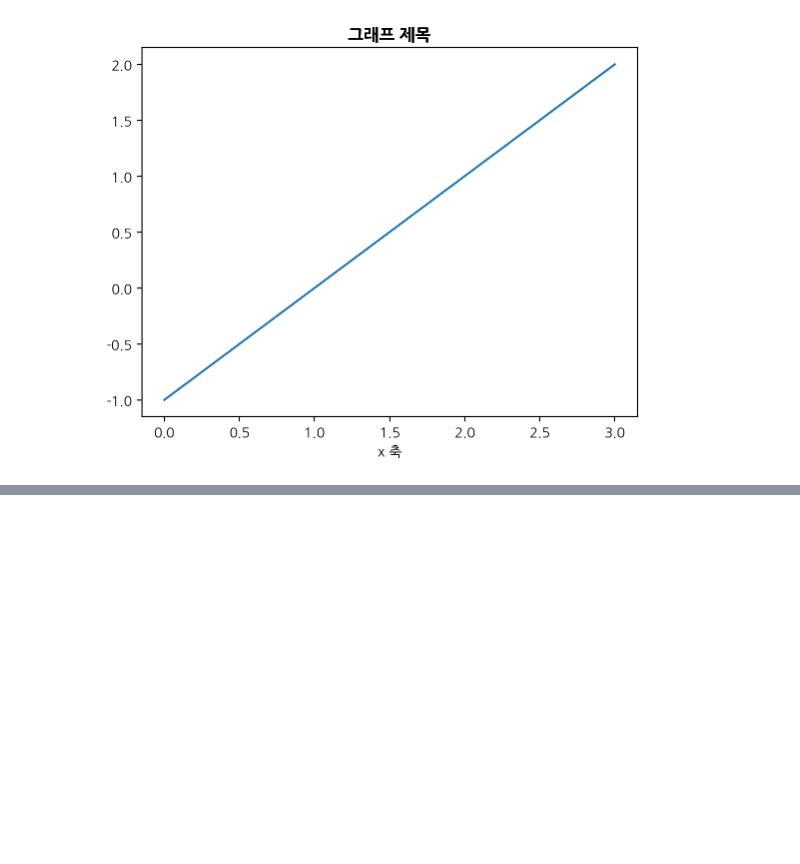
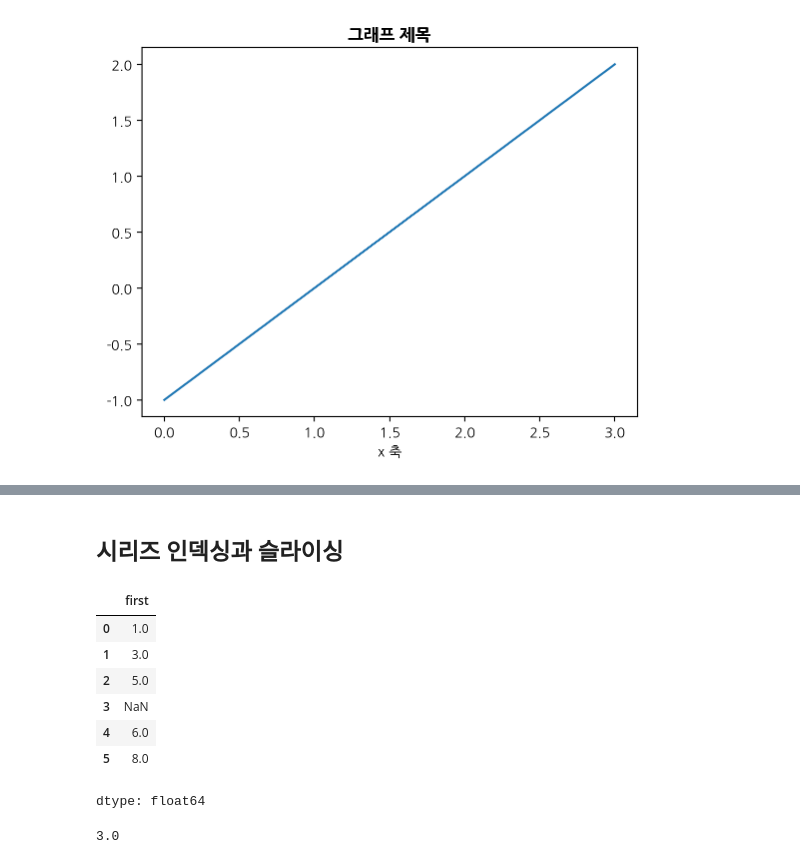
Before and after one commit to woojin0534/2025-1-myclass-BDA, a Jupyter notebook: inclass/01w_bigdata_basic.ipynb, the cells around one changed output, grey strips where cells are left out. Cells and saved outputs as stored; diff of their text form; code cells hidden in the pictures; blank space fills up the shorter version.

```diff
--- a/inclass/01w_bigdata_basic.ipynb
+++ b/inclass/01w_bigdata_basic.ipynb
@@ -57,0 +84,17 @@ plt.show()
+# %% [markdown]
+## 시리즈 인덱싱과 슬라이싱
+# %%
+s
+# %% [output]
+|  | first |
+| 0 | 1.0 |
+| 1 | 3.0 |
+| 2 | 5.0 |
+| 3 | NaN |
+| 4 | 6.0 |
+| 5 | 8.0 |
+dtype: float64
+# %%
+s[1]
+# %% [output]
+3.0
```
Also changed, not shown: parts of 29 cells of this notebook.
